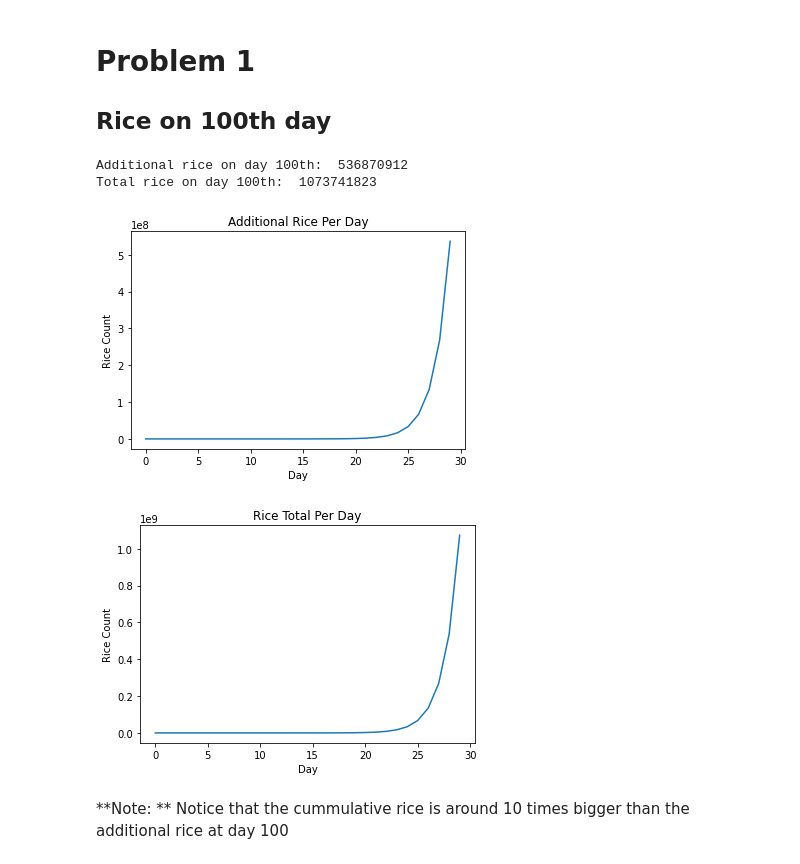
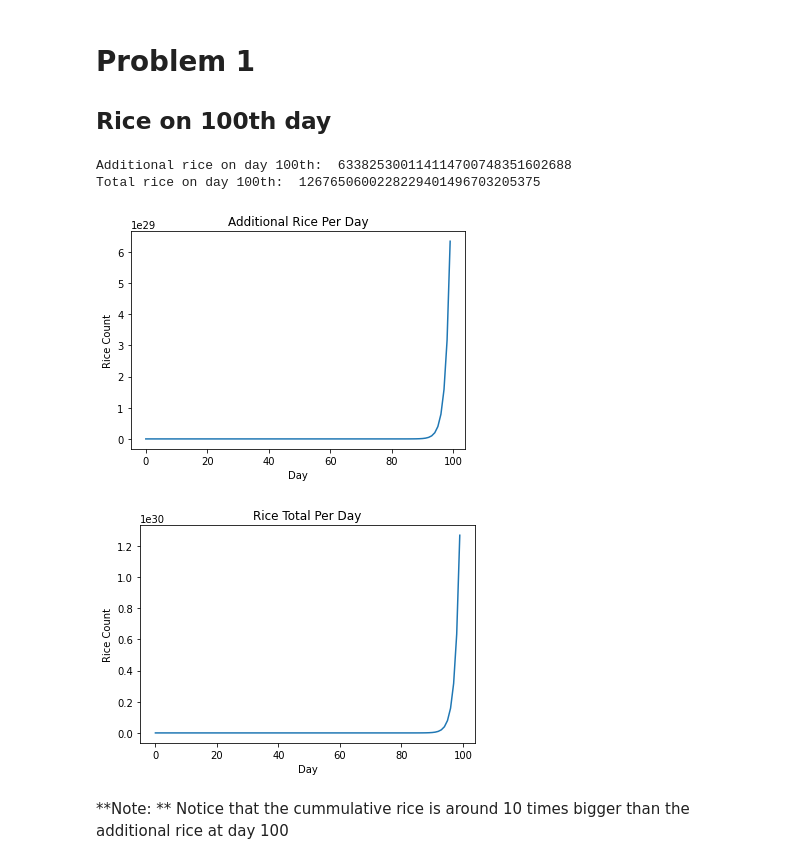
Before and after one commit to produdez/diveintocode-ml, a Jupyter notebook: Week 1/SororiShinzaemon.ipynb, the cells around one changed output. Drawn from its saved outputs; the diff is of its cells as text; code cells hidden in the pictures.

```diff
--- a/Week 1/SororiShinzaemon.ipynb
+++ b/Week 1/SororiShinzaemon.ipynb
@@ -19,24 +19,24 @@ def plot_scatter(data_list, title , x_label, y_label):
 ## Rice on 100th day
 # %%
 def problem1(): #Calc rice on 100th day and show graph
-    days = 30
+    days = 100
     list_additional_rice = [1]
     list_cumulative_rice = [1]
     for i in range(days -1 ):
         list_additional_rice.append(list_additional_rice[-1]*2)
         list_cumulative_rice.append(list_additional_rice[-1] + list_cumulative_rice[-1])
     print('Additional rice on day 100th: ', list_additional_rice[days-1])
     print('Total rice on day 100th: ', list_cumulative_rice[days-1])
 
     plot_scatter(list_additional_rice,'Additional Rice Per Day', 'Day', 'Rice Count')
     plot_scatter(list_cumulative_rice,'Rice Total Per Day', 'Day', 'Rice Count')
 
 problem1()
 # %% [output]
-Additional rice on day 100th:  536870912
-Total rice on day 100th:  1073741823
+Additional rice on day 100th:  633825300114114700748351602688
+Total rice on day 100th:  1267650600228229401496703205375
-[figure, old version]
+[figure, new version]
-[figure, old version]
+[figure, new version]
 # %% [markdown]
 **Note: ** Notice that the cummulative rice is around 10 times bigger than the additional rice at day 100
 # %% [markdown]
```
